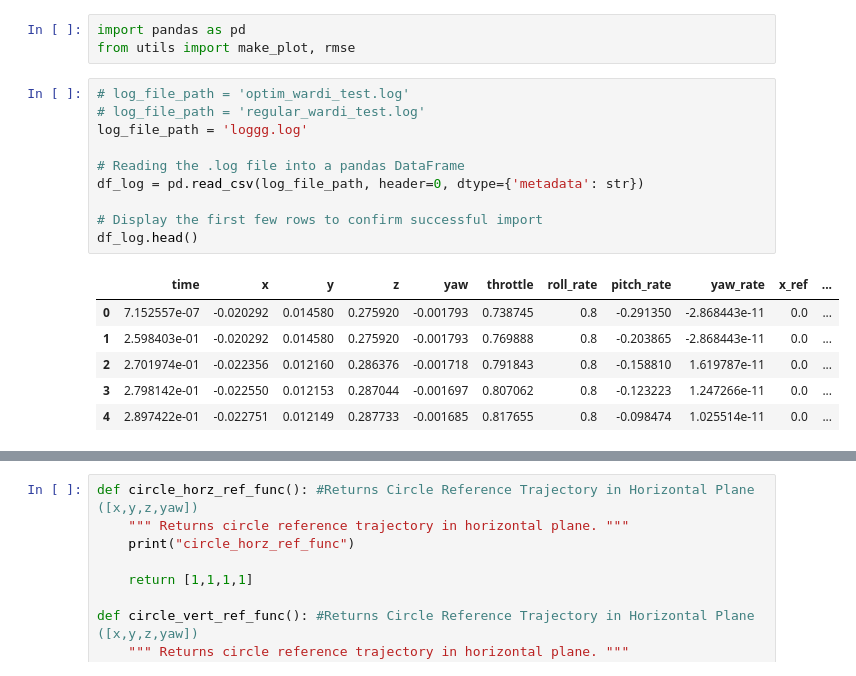
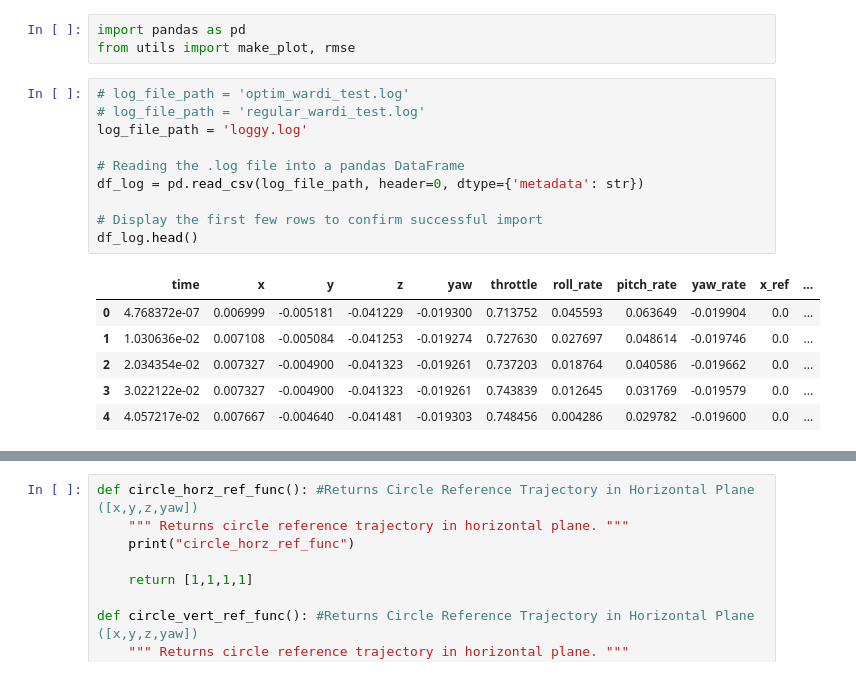
Before and after one commit to evannsm/test_stuff, a Jupyter notebook: final_wardi_files/src/quad_newton_raphson/quad_newton_raphson/data_analysis/updated_data_analysis.ipynb, the cells around one changed output, grey strips where cells are left out. Drawn from its saved outputs; the diff is of its cells as text.

```diff
--- a/final_wardi_files/src/quad_newton_raphson/quad_newton_raphson/data_analysis/updated_data_analysis.ipynb
+++ b/final_wardi_files/src/quad_newton_raphson/quad_newton_raphson/data_analysis/updated_data_analysis.ipynb
@@ -4,20 +4,20 @@ from utils import make_plot, rmse
 # %%
 # log_file_path = 'optim_wardi_test.log'
 # log_file_path = 'regular_wardi_test.log'
-log_file_path = 'loggg.log'
+log_file_path = 'loggy.log'
 
 # Reading the .log file into a pandas DataFrame
 df_log = pd.read_csv(log_file_path, header=0, dtype={'metadata': str})
 
 # Display the first few rows to confirm successful import
 df_log.head()
 # %% [output]
 |  | time | x | y | z | yaw | throttle | roll_rate | pitch_rate | yaw_rate | x_ref | ... |
-| 0 | 7.152557e-07 | -0.020292 | 0.014580 | 0.275920 | -0.001793 | 0.738745 | 0.8 | -0.291350 | -2.868443e-11 | 0.0 | ... |
-| 1 | 2.598403e-01 | -0.020292 | 0.014580 | 0.275920 | -0.001793 | 0.769888 | 0.8 | -0.203865 | -2.868443e-11 | 0.0 | ... |
-| 2 | 2.701974e-01 | -0.022356 | 0.012160 | 0.286376 | -0.001718 | 0.791843 | 0.8 | -0.158810 | 1.619787e-11 | 0.0 | ... |
-| 3 | 2.798142e-01 | -0.022550 | 0.012153 | 0.287044 | -0.001697 | 0.807062 | 0.8 | -0.123223 | 1.247266e-11 | 0.0 | ... |
-| 4 | 2.897422e-01 | -0.022751 | 0.012149 | 0.287733 | -0.001685 | 0.817655 | 0.8 | -0.098474 | 1.025514e-11 | 0.0 | ... |
+| 0 | 4.768372e-07 | 0.006999 | -0.005181 | -0.041229 | -0.019300 | 0.713752 | 0.045593 | 0.063649 | -0.019904 | 0.0 | ... |
+| 1 | 1.030636e-02 | 0.007108 | -0.005084 | -0.041253 | -0.019274 | 0.727630 | 0.027697 | 0.048614 | -0.019746 | 0.0 | ... |
+| 2 | 2.034354e-02 | 0.007327 | -0.004900 | -0.041323 | -0.019261 | 0.737203 | 0.018764 | 0.040586 | -0.019662 | 0.0 | ... |
+| 3 | 3.022122e-02 | 0.007327 | -0.004900 | -0.041323 | -0.019261 | 0.743839 | 0.012645 | 0.031769 | -0.019579 | 0.0 | ... |
+| 4 | 4.057217e-02 | 0.007667 | -0.004640 | -0.041481 | -0.019303 | 0.748456 | 0.004286 | 0.029782 | -0.019600 | 0.0 | ... |
 # %%
 print(f"This data comes from: {df_log['metadata'][0]}")
 print(f"Predictor was: {df_log['metadata'][1]}")
```
Also changed, not shown: parts of 2 cells of this notebook, 2 other files.
